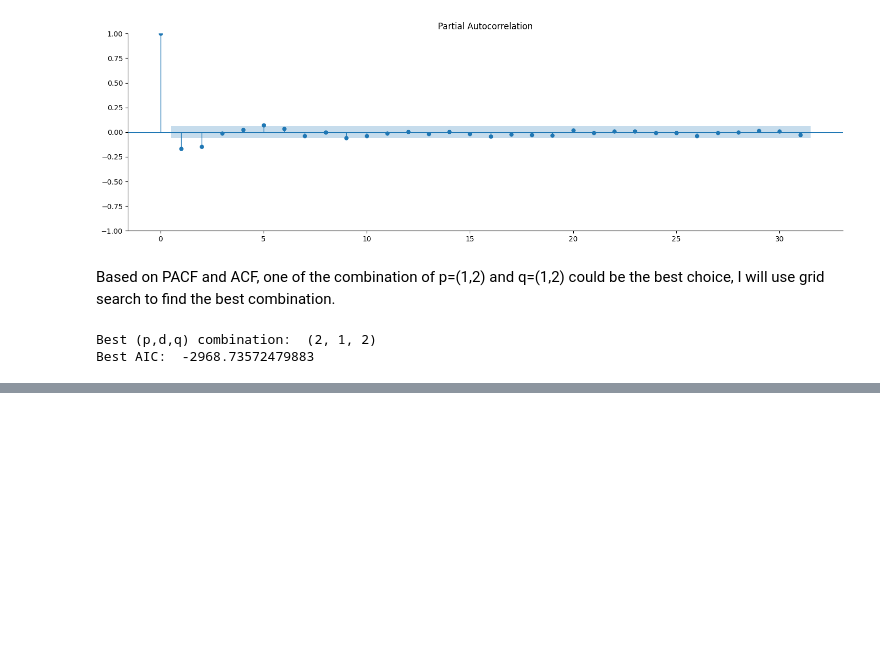
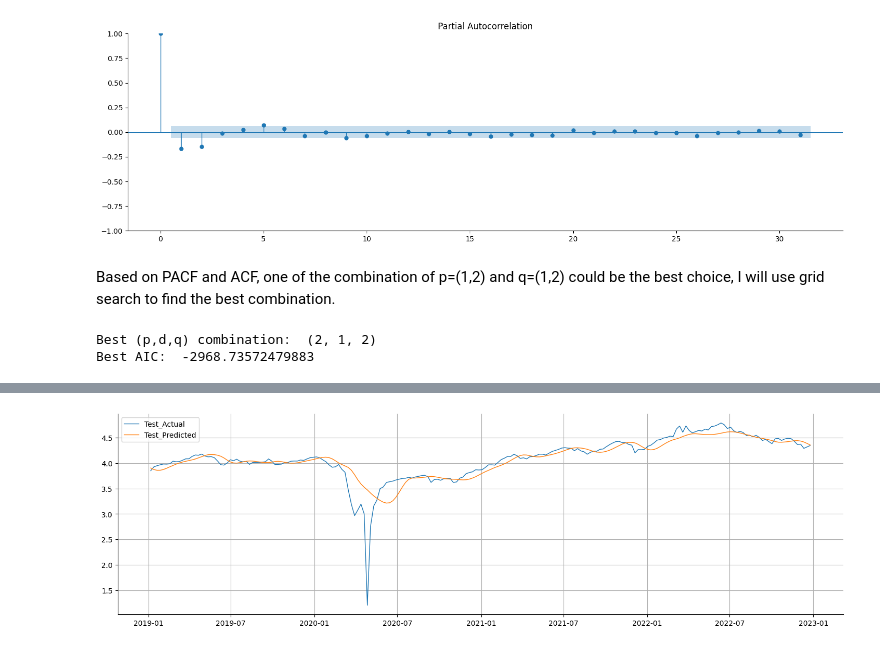
Before and after one commit to LAOMAITOU/Crude_Oil_Price_Model, a Jupyter notebook: wti.ipynb, the cells around one changed output, grey strips where cells are left out. Cells and saved outputs as stored; diff of their text form; code cells hidden in the pictures; blank space fills up the shorter version.

```diff
--- a/wti.ipynb
+++ b/wti.ipynb
@@ -378,0 +448,16 @@ plt.show()
+# %%
+train=pd.DataFrame(train)
+
+slot = 15
+
+x_train = []
+y_train = []
+
+for i in range(slot, len(train)):
+    x_train.append(train.iloc[i-slot:i, 0])
+    y_train.append(train.iloc[i, 0])
+
+x_train, y_train = np.array(x_train), np.array(y_train)
+
+x_train = np.reshape(x_train, (x_train.shape[0], x_train.shape[1], 1))
+print(x_train.shape, y_train.shape)
@@ -378,0 +543,23 @@ plt.show()
+# %%
+test=pd.DataFrame(test)
+
+dataset_total = pd.concat((train, test), axis = 0)
+inputs = dataset_total[len(dataset_total) - len(test)- slot:].values
+inputs = inputs.reshape(-1, 1)
+
+x_test = []
+y_test = []
+for i in range (slot, len(test)+slot): #Test+15
+    x_test.append(inputs[i-slot:i, 0])
+    y_test.append(train.iloc[i, 0])
+
+x_test, y_test = np.array(x_test), np.array(y_test)
+
+x_test = np.reshape(x_test, (x_test.shape[0], x_test.shape[1], 1))
+test_predicted_lstm = model.predict(x_test)
+b = pd.DataFrame(test_predicted_lstm)
+b.rename(columns = {0: 'test_predicted_lstm'}, inplace = True);
+b.index = test.index
+
+test_compare=pd.concat([test,b],1)
+test_compare.head()
@@ -378,0 +600,7 @@ plt.show()
+# %%
+plt.plot(test_compare['Price'], label = "Test_Actual")
+plt.plot(test_compare['test_predicted_lstm'], label = 'Test_Predicted')
+plt.legend(loc='upper left')
+plt.grid(True)
+# %% [output]
+[figure, added]
```
Also changed, not shown: parts of 28 cells of this notebook.
